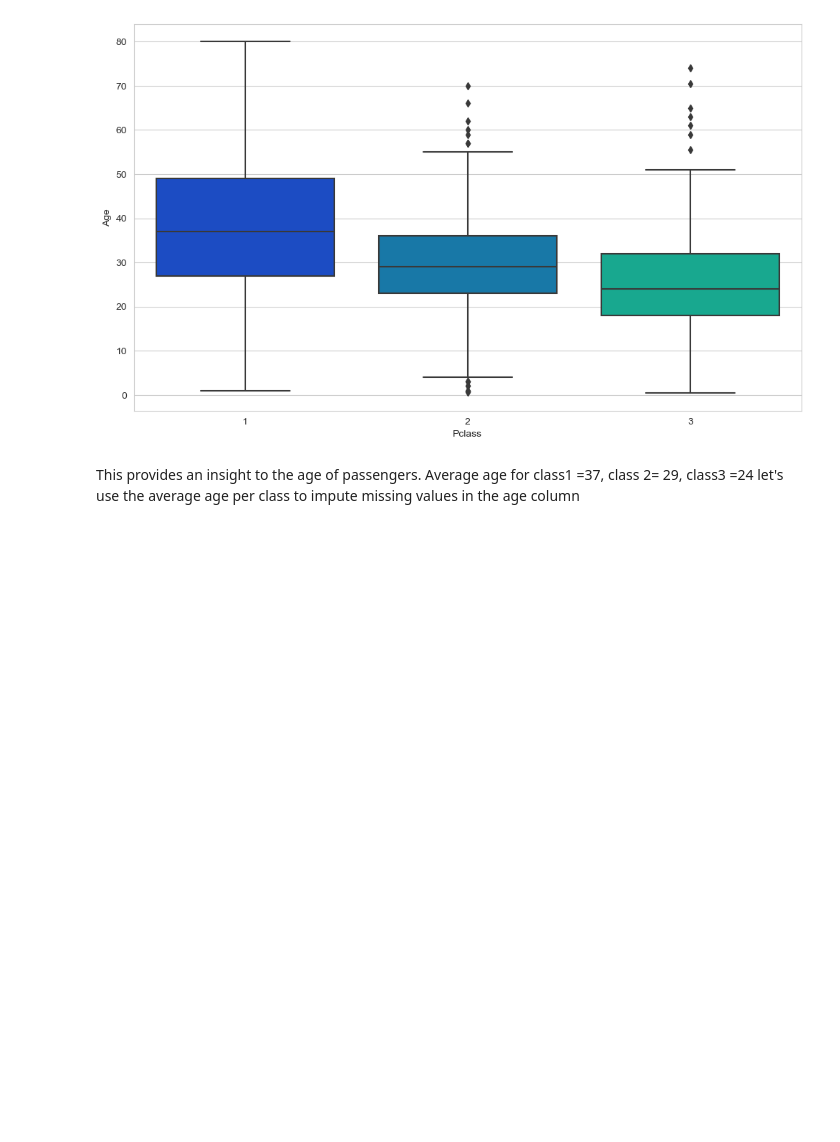
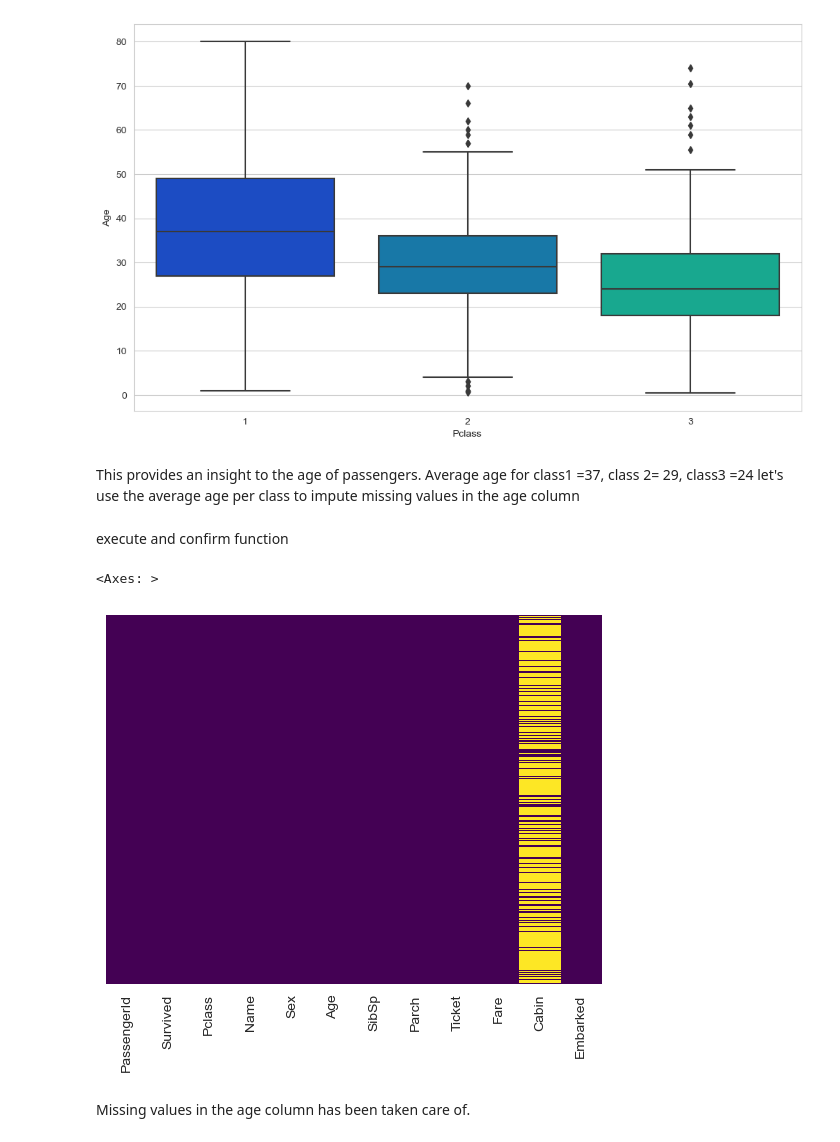
Before and after one commit to latleger/midterm_project, a Jupyter notebook: notebooks/train_EDA.ipynb, the cells around one changed output. Cells and saved outputs as stored; diff of their text form; code cells hidden in the pictures; blank space fills up the shorter version.

Commit message:
cleaning age and dropping cabin column

```diff
--- a/notebooks/train_EDA.ipynb
+++ b/notebooks/train_EDA.ipynb
@@ -96,3 +96,14 @@ def impute_age(cols):
             return 24
     else:
         return Age
+# %% [markdown]
+execute and confirm function
+# %%
+train['Age'] = train[['Age', 'Pclass']].apply(impute_age,axis=1)
+# %%
+sns.heatmap(train.isnull(), yticklabels=False, cbar=False, cmap='viridis')
+# %% [output]
+<Axes: >
+[figure, added]
+# %% [markdown]
+Missing values in the age column has been taken care of.
```
Also changed, not shown: parts of 1 cell of this notebook.
